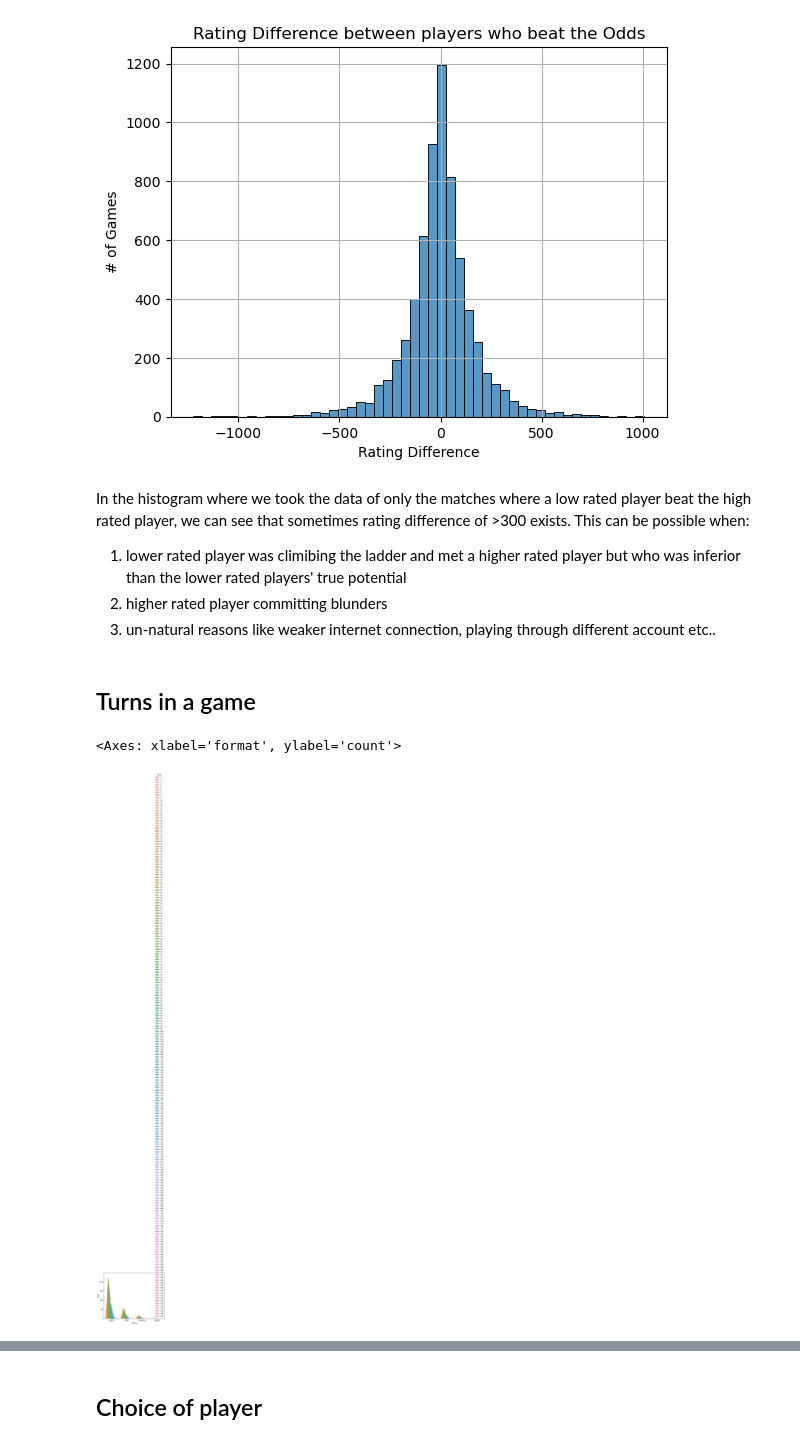
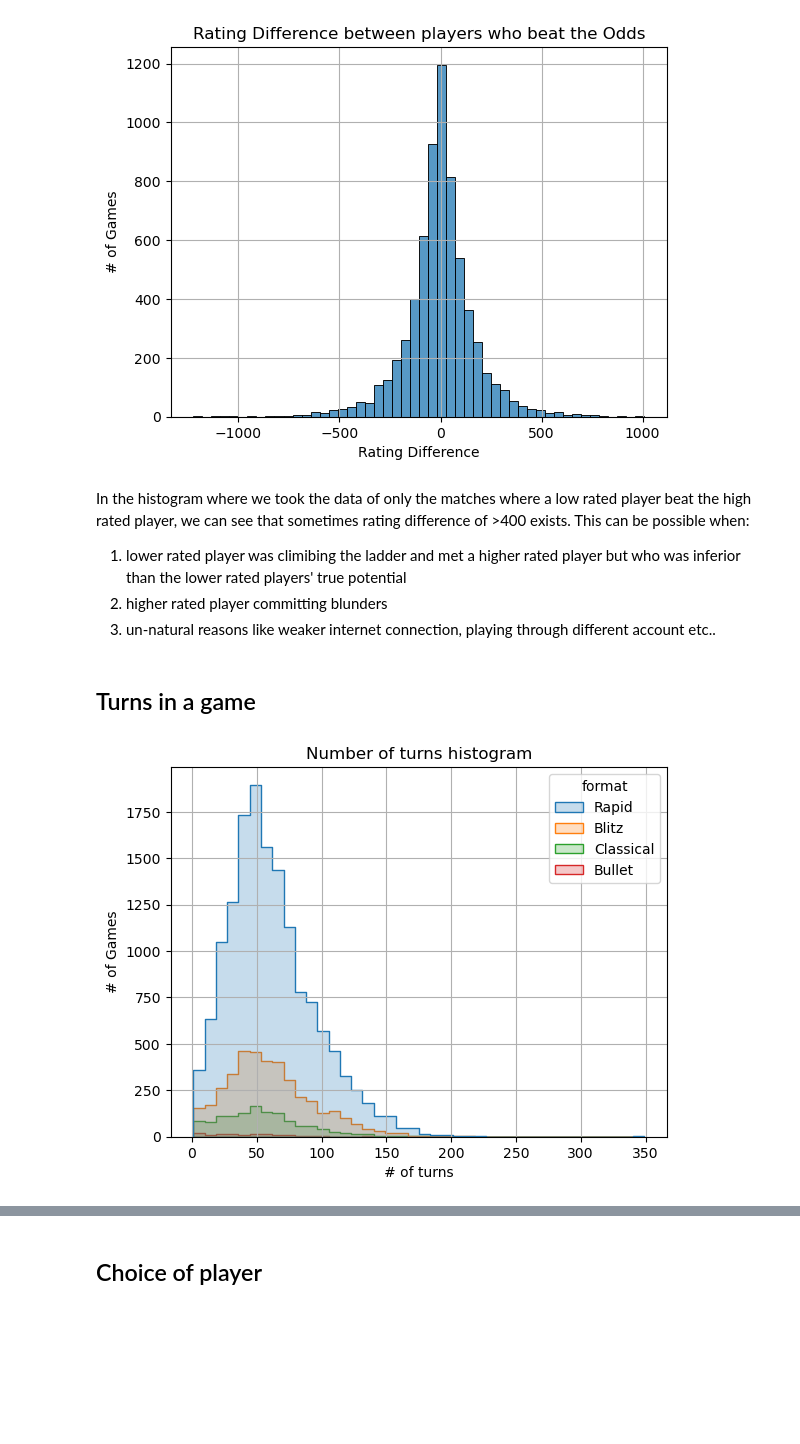
Before and after one commit to avezshariq/DataScience, a Jupyter notebook: chess/lichess.ipynb, the cells around one changed output, grey strips where cells are left out. Saved outputs shown, nothing was run; the diff lists cells and outputs as text; code cells hidden in the pictures; blank space fills up the shorter version.

```diff
--- a/chess/lichess.ipynb
+++ b/chess/lichess.ipynb
@@ -192,14 +188,18 @@ plt.show()
 # %% [output]
 [figure]
 # %% [markdown]
-In the histogram where we took the data of only the matches where a low rated player beat the high rated player, we can see that sometimes rating difference of >300 exists. This can be possible when:
+In the histogram where we took the data of only the matches where a low rated player beat the high rated player, we can see that sometimes rating difference of >400 exists. This can be possible when:
 1. lower rated player was climibing the ladder and met a higher rated player but who was inferior than the lower rated players' true potential
 1. higher rated player committing blunders
 1. un-natural reasons like weaker internet connection, playing through different account etc..
 # %% [markdown]
 ## Turns in a game
-# %%
-sns.countplot(data=df, x='format', hue='turns')
-# %% [output]
-<Axes: xlabel='format', ylabel='count'>
-[figure, removed]
+# %%
+sns.histplot(data=df, x='turns', hue='format', element='step', bins=40)
+plt.title('Number of turns histogram')
+plt.xlabel('# of turns')
+plt.ylabel('# of Games')
+plt.grid(True)
+plt.show()
+# %% [output]
+[figure, added]
```
Also changed, not shown: parts of 10 cells of this notebook.
